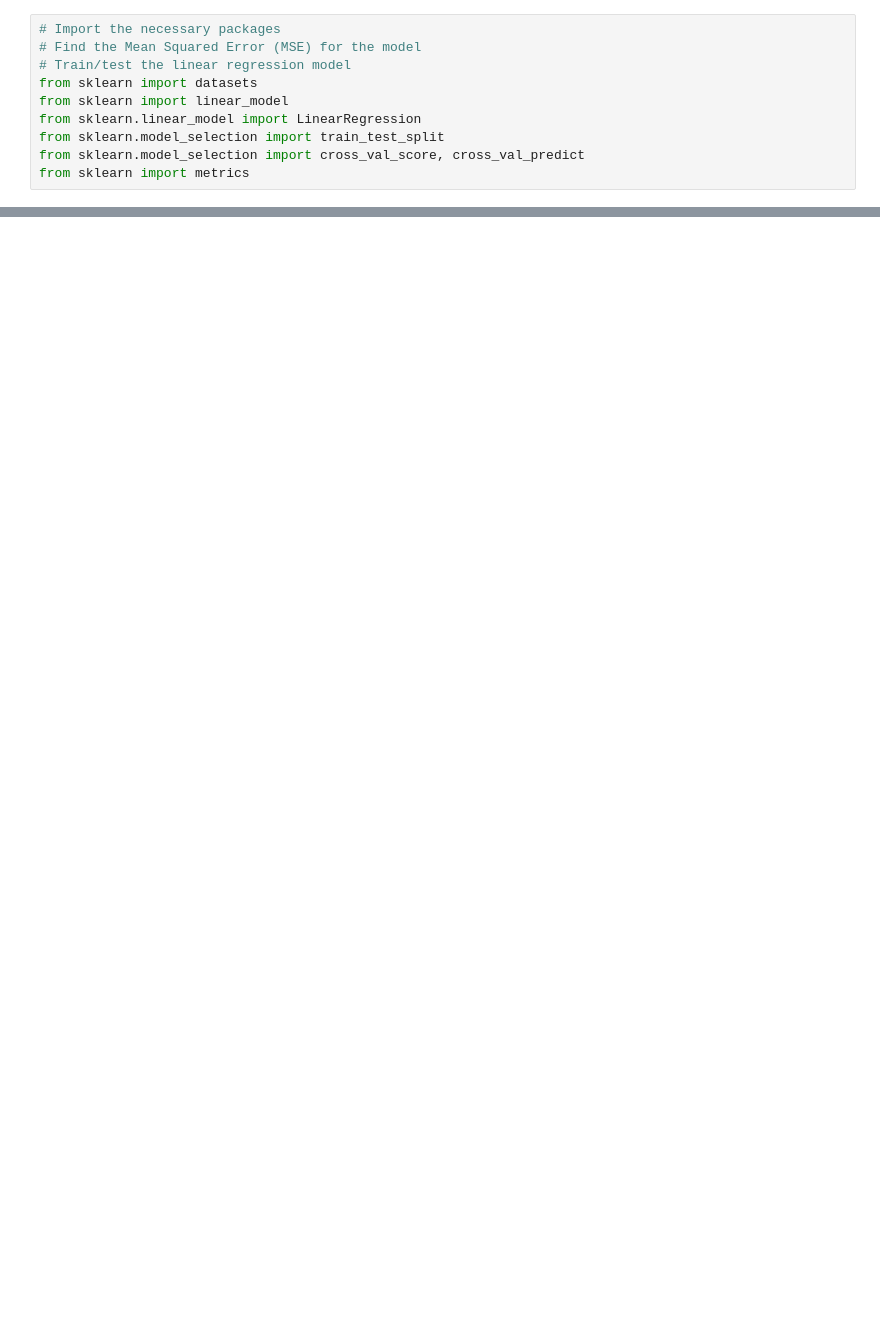
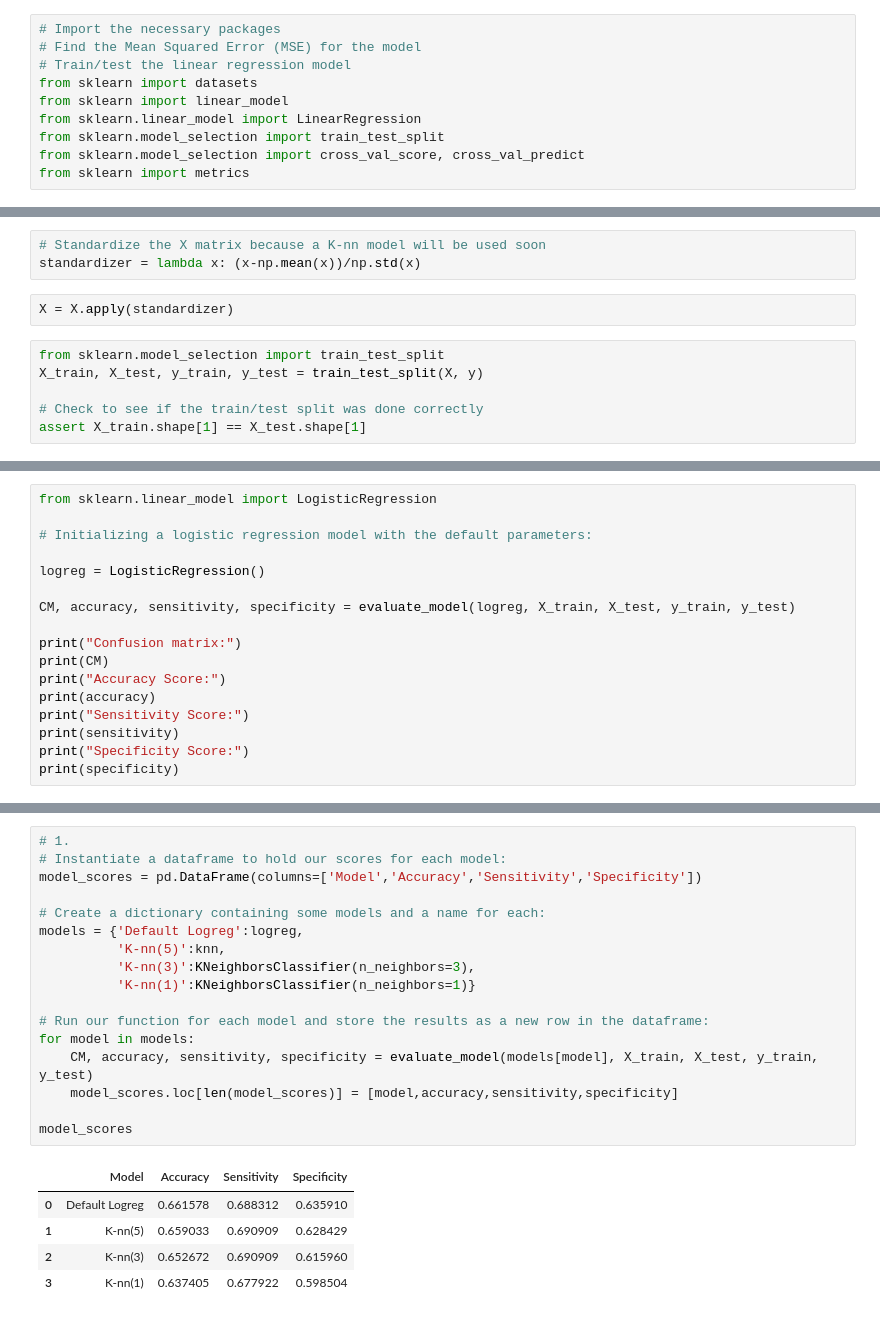
Before and after one commit to rioarthur/Capstone, a Jupyter notebook: 00_intro.ipynb, the cells around one changed output, grey strips where cells are left out. Cells and saved outputs as stored; diff of their text form; blank space fills up the shorter version.

```diff
--- a/00_intro.ipynb
+++ b/00_intro.ipynb
@@ -480,0 +415,11 @@ print(np.sqrt(metrics.mean_squared_error(y_test, y_pred)))
+# %%
+# Standardize the X matrix because a K-nn model will be used soon
+standardizer = lambda x: (x-np.mean(x))/np.std(x)
+# %%
+X = X.apply(standardizer)
+# %%
+from sklearn.model_selection import train_test_split
+X_train, X_test, y_train, y_test = train_test_split(X, y)
+
+# Check to see if the train/test split was done correctly
+assert X_train.shape[1] == X_test.shape[1]
@@ -480,0 +479,17 @@ print(np.sqrt(metrics.mean_squared_error(y_test, y_pred)))
+# %%
+from sklearn.linear_model import LogisticRegression
+
+# Initializing a logistic regression model with the default parameters:
+
+logreg = LogisticRegression()
+
+CM, accuracy, sensitivity, specificity = evaluate_model(logreg, X_train, X_test, y_train, y_test)
+
+print("Confusion matrix:")
+print(CM)
+print("Accuracy Score:")
+print(accuracy)
+print("Sensitivity Score:")
+print(sensitivity)
+print("Specificity Score:")
+print(specificity)
@@ -480,0 +506,23 @@ print(np.sqrt(metrics.mean_squared_error(y_test, y_pred)))
+# %%
+# 1.
+# Instantiate a dataframe to hold our scores for each model:
+model_scores = pd.DataFrame(columns=['Model','Accuracy','Sensitivity','Specificity'])
+
+# Create a dictionary containing some models and a name for each:
+models = {'Default Logreg':logreg,
+          'K-nn(5)':knn,
+          'K-nn(3)':KNeighborsClassifier(n_neighbors=3),
+          'K-nn(1)':KNeighborsClassifier(n_neighbors=1)}
+
+# Run our function for each model and store the results as a new row in the dataframe:
+for model in models:
+    CM, accuracy, sensitivity, specificity = evaluate_model(models[model], X_train, X_test, y_train, y_test)
+    model_scores.loc[len(model_scores)] = [model,accuracy,sensitivity,specificity]
+
+model_scores
+# %% [output]
+|  | Model | Accuracy | Sensitivity | Specificity |
+| 0 | Default Logreg | 0.661578 | 0.688312 | 0.635910 |
+| 1 | K-nn(5) | 0.659033 | 0.690909 | 0.628429 |
+| 2 | K-nn(3) | 0.652672 | 0.690909 | 0.615960 |
+| 3 | K-nn(1) | 0.637405 | 0.677922 | 0.598504 |
```
Also changed, not shown: parts of 33 cells of this notebook.
